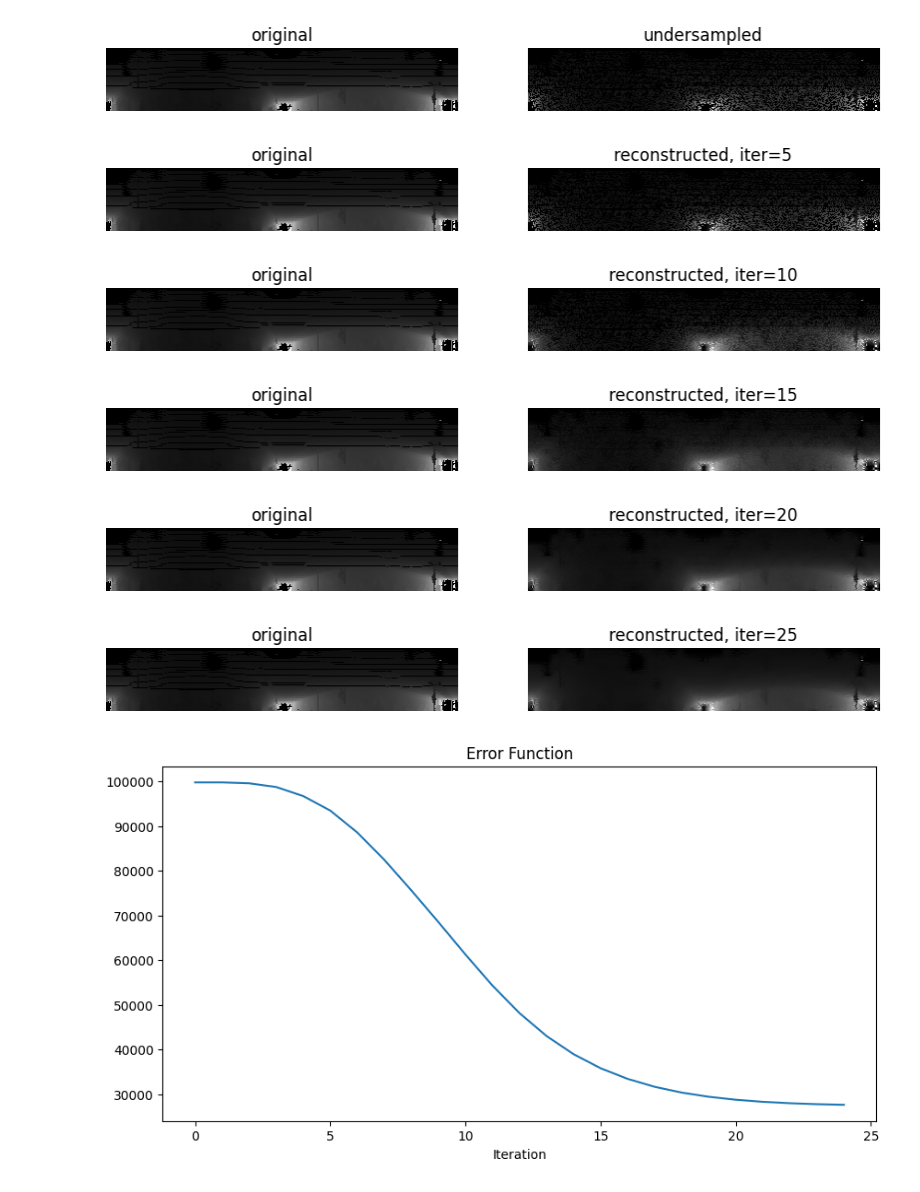
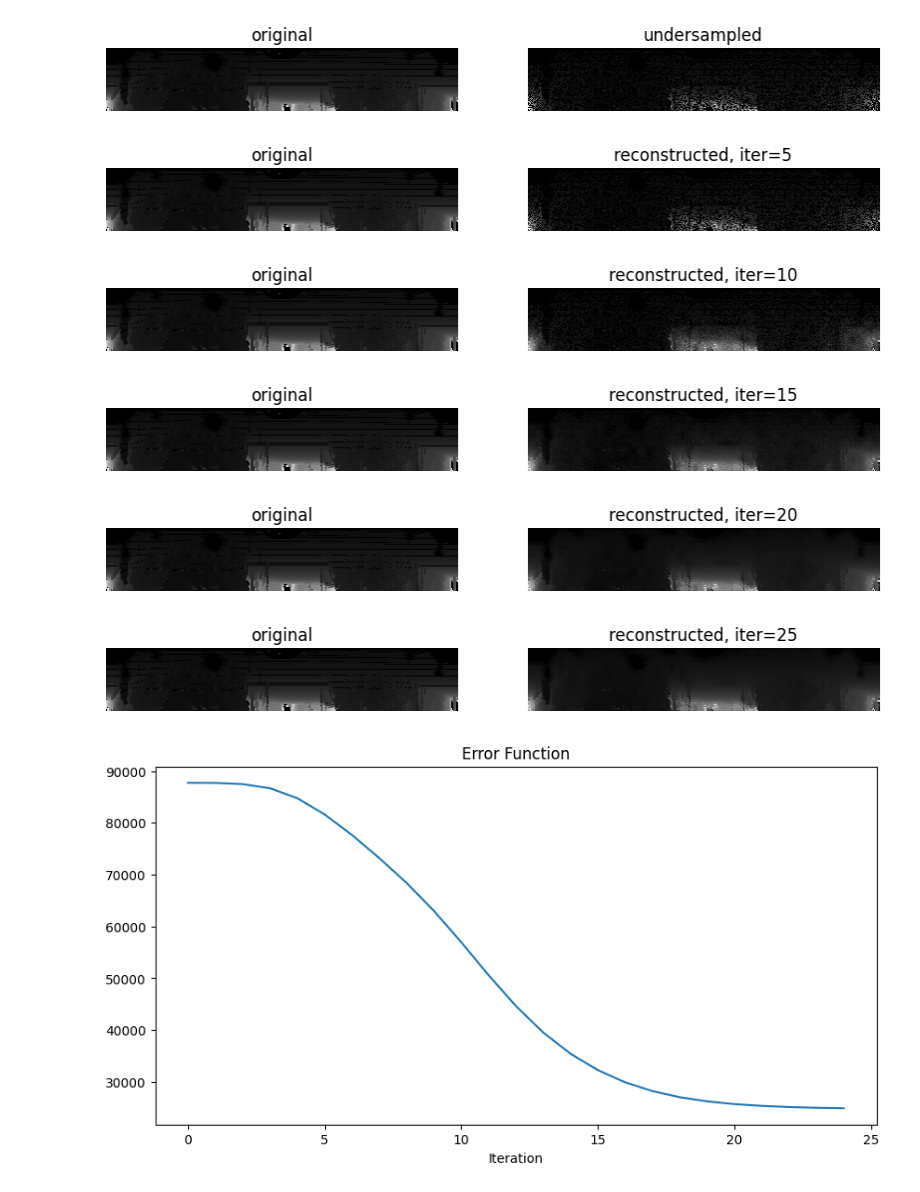
Before and after one commit to jingerchong/lidar_compressive_sensing, a Jupyter notebook: pic_compressive.ipynb, the cells around one changed output. Saved outputs shown, nothing was run; the diff lists cells and outputs as text; code cells hidden in the pictures.

```diff
--- a/pic_compressive.ipynb
+++ b/pic_compressive.ipynb
@@ -5,12 +5,16 @@ from mpl_toolkits.mplot3d import Axes3D
 import pywt
 import pykitti
 
+from skimage.filters.rank import entropy
+from skimage.morphology import disk
+from skimage.color import rgb2gray
+
 # Change this to the directory where you store KITTI data
-basedir = ''
+basedir = '..'
 
 # Specify the dataset to load
-date = '2011_09_26'
-drive = '0019'
+date = '2011_09_28'
+drive = '0001'
 
 # Load the data. Optionally, specify the frame range to load.
 dataset = pykitti.raw(basedir, date, drive, frames=[1])
@@ -130,5 +188,5 @@ def recover_l1(y, lam):
 # %%
-def compressive_sensing(img, undersampling_ratio, iter, lam, lam_decay, error_function, plot_process=True, plot_error=False):
+def compressive_sensing(img, undersampling_ratio, iter, lam, lam_decay, error_function, plot_process=True, plot_error=False, undersampling_type = "random"):
     # INPUT:
     # img - ground truth image
     # undersampling_ratio - same as in image_undersampling
@@ -143,7 +201,7 @@ def compressive_sensing(img, undersampling_ratio, iter, lam, lam_decay, error_fu
 
     err = []
     # prepare the undersampled image
-    image_undersampled = image_undersampling(img, undersampling_ratio)
+    image_undersampled = image_undersampling(img, undersampling_ratio, undersampling_type)
     image_reconstructed = image_undersampled.copy()
     if plot_process == True:
         compare_image(img, image_reconstructed, titles=['original', 'undersampled'])
@@ -159,37 +217,37 @@ def compressive_sensing(img, undersampling_ratio, iter, lam, lam_decay, error_fu
         image_reconstructed = inverse_flat_wavelet_transform2(
                                 image_reconstructed_transformed_recovered,
                                 img.shape)
         # copy the non-zero pixels in image_undersampled back to image_reconstructed
         image_reconstructed[image_undersampled!=0] = image_undersampled[
                                 image_undersampled!=0]
         # clip the image_reconstructed to a matrix that only has integer values between 0 and 255
         image_reconstructed = np.clip(image_reconstructed, 0, 255)
         # append the error using error_function to err (use error_function)
         err.append(error_function(img, image_reconstructed))
         # update lam by multiplying lam_decay
         lam *= lam_decay
         # plot comparison using compare_image every 5 iterations
         if (i+1)%5 == 0 and plot_process == True:
             compare_image(img, image_reconstructed, titles=['original',
                                 f'reconstructed, iter={i+1}'])
 
     # plot the convergence of the error
     if plot_error == True:
         plt.figure(figsize=(10, 5))
         plt.plot(err)
         plt.xlabel('Iteration')
         plt.title('Error Function')
         plt.show()
 
     return image_reconstructed
 
 
 depth_recon = compressive_sensing(img=depth_image, undersampling_ratio=0.5, iter=25, lam=300, lam_decay=0.75, error_function=l1_error_function, plot_error=True)
 # %% [output]
-[figure, old version]
+[figure, new version]
-[figure, old version]
+[figure, new version]
-[figure, old version]
+[figure, new version]
-[figure, old version]
+[figure, new version]
-[figure, old version]
+[figure, new version]
-[figure, old version]
+[figure, new version]
-[figure, old version]
+[figure, new version]
```
Also changed, not shown: parts of 13 cells of this notebook.
